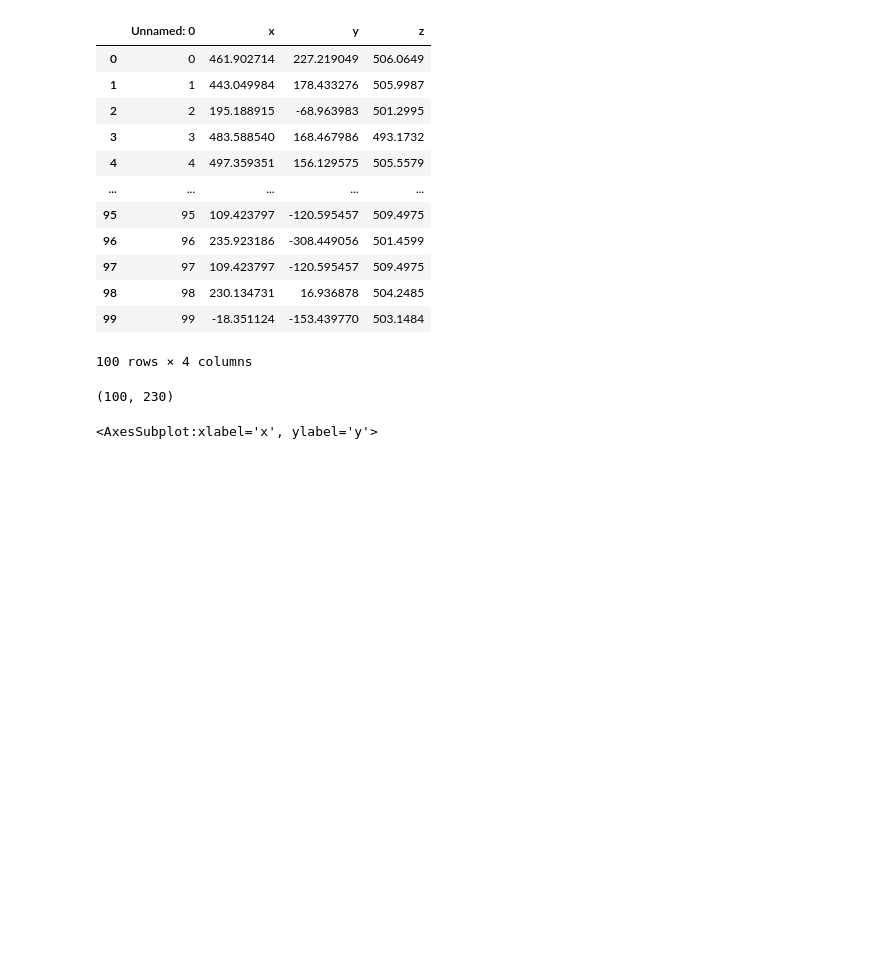
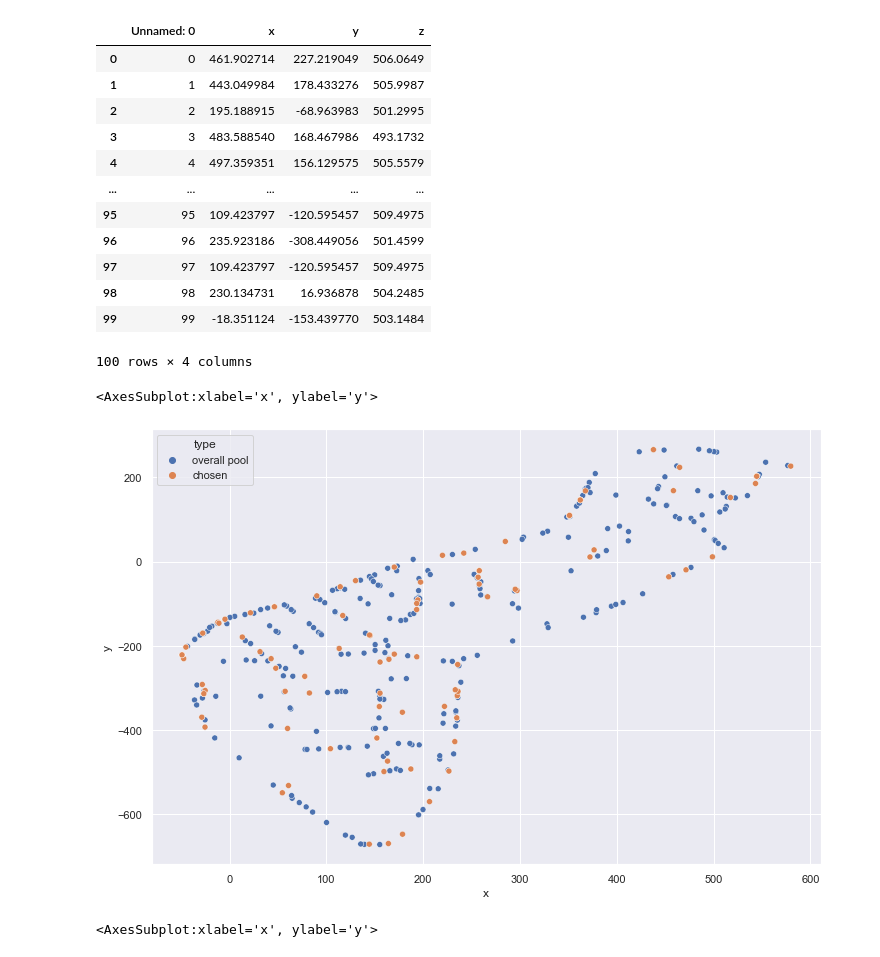
Before and after one commit to telenovelachuan/data_science, a Jupyter notebook: master_project/active_learning.ipynb, the cells around one changed output. Saved outputs shown, nothing was run; the diff lists cells and outputs as text; code cells hidden in the pictures; blank space fills up the shorter version.

```diff
--- a/master_project/active_learning.ipynb
+++ b/master_project/active_learning.ipynb
@@ -222,8 +222,17 @@ df_chosen
 | 98 | 98 | 230.134731 | 16.936878 | 504.2485 |
 | 99 | 99 | -18.351124 | -153.439770 | 503.1484 |
 100 rows × 4 columns
-# %%
-len(df_chosen), len(df_pool)
-# %% [output]
-(100, 230)
+# %%
+# Looking at the chosen samples by the random sampling method
+df_chosen = pd.read_csv("preds/cnn_ae_al_random_100_chosen.csv", index_col=0)
+df_chosen["type"] = "chosen"
+df_pool = pd.DataFrame(pool_y_al, columns=["x", "y", "z"])
+df_pool["type"] = "overall pool"
+df_concat = pd.concat([df_pool, df_chosen], ignore_index=True)
+sns.set()
+plt.figure(figsize=(12, 8))
+sns.scatterplot(x="x", y="y", data=df_concat, hue="type")
+# %% [output]
+<AxesSubplot:xlabel='x', ylabel='y'>
+[figure, added]
 # %%
```
Also changed, not shown: parts of 1 cell of this notebook, 2 other files.
